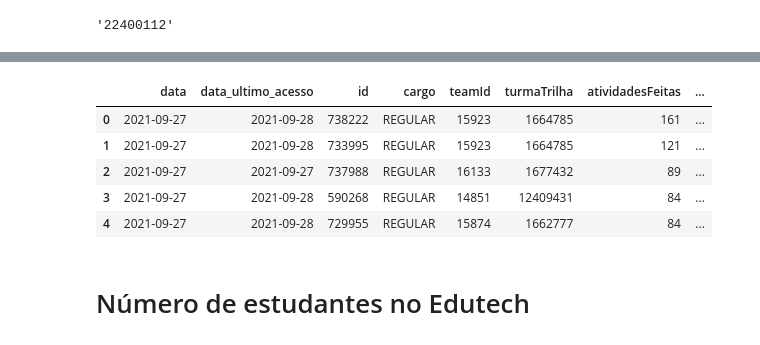
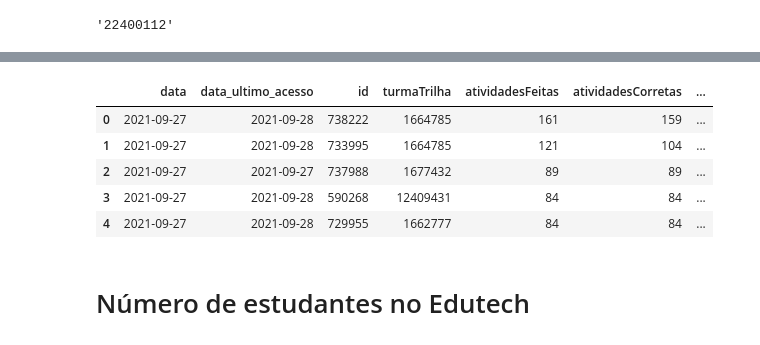
Before and after one commit to marcelopaludetto/aulao-datascience, a Jupyter notebook: aulaoDataScience_atualizado.ipynb, the cells around one changed output, grey strips where cells are left out. Saved outputs shown, nothing was run; the diff lists cells and outputs as text; code cells hidden in the pictures.

```diff
--- a/aulaoDataScience_atualizado.ipynb
+++ b/aulaoDataScience_atualizado.ipynb
@@ -44,7 +44,7 @@ Index(['data', 'data de último acesso', 'id', 'email', 'cargo', 'teamId',
       dtype='object')
 # %%
 for f in range(24):
- dados[f] = dados[f].drop(columns=['email'])
+ dados[f] = dados[f].drop(columns=['cargo','email','teamId'])
 # %%
 dados[0].head(10)
 # %% [output]
@@ -111,19 +111,23 @@ dados[9].head(100)
 # %%
-renomear = {'data' : 'data', 'data de último acesso' : 'data_ultimo_acesso', 'id' : 'id', 'cargo':'cargo', 'teamId':'teamId',
-       'turmaTrilha':'turmaTrilha', 'atividadesFeitas':'atividadesFeitas', 'atividadesCorretas':'atividadesCorretas',
-       'atividadesGerais': 'atividadesGerais'}
+renomear = {'data' : 'data',
+            'data de último acesso' : 'data_ultimo_acesso',
+            'id' : 'id',
+            'turmaTrilha':'turmaTrilha',
+            'atividadesFeitas':'atividadesFeitas',
+            'atividadesCorretas':'atividadesCorretas',
+            'atividadesGerais': 'atividadesGerais'}
 # %%
 for f in range(24):
-  dados[f] = dados[f].res =name(column renomear)
+  dados[f] = dados[f].rename(columns=renomear)
 
 dados[23].head()
 # %% [output]
-|  | data | data_ultimo_acesso | id | cargo | teamId | turmaTrilha | atividadesFeitas | ... |
-| 0 | 2021-09-27 | 2021-09-28 | 738222 | REGULAR | 15923 | 1664785 | 161 | ... |
-| 1 | 2021-09-27 | 2021-09-28 | 733995 | REGULAR | 15923 | 1664785 | 121 | ... |
-| 2 | 2021-09-27 | 2021-09-27 | 737988 | REGULAR | 16133 | 1677432 | 89 | ... |
-| 3 | 2021-09-27 | 2021-09-28 | 590268 | REGULAR | 14851 | 12409431 | 84 | ... |
-| 4 | 2021-09-27 | 2021-09-28 | 729955 | REGULAR | 15874 | 1662777 | 84 | ... |
+|  | data | data_ultimo_acesso | id | turmaTrilha | atividadesFeitas | atividadesCorretas | ... |
+| 0 | 2021-09-27 | 2021-09-28 | 738222 | 1664785 | 161 | 159 | ... |
+| 1 | 2021-09-27 | 2021-09-28 | 733995 | 1664785 | 121 | 104 | ... |
+| 2 | 2021-09-27 | 2021-09-27 | 737988 | 1677432 | 89 | 89 | ... |
+| 3 | 2021-09-27 | 2021-09-28 | 590268 | 12409431 | 84 | 84 | ... |
+| 4 | 2021-09-27 | 2021-09-28 | 729955 | 1662777 | 84 | 84 | ... |
 # %% [markdown]
 # Número de estudantes no Edutech
 # %%
```
Also changed, not shown: parts of 13 cells of this notebook.
